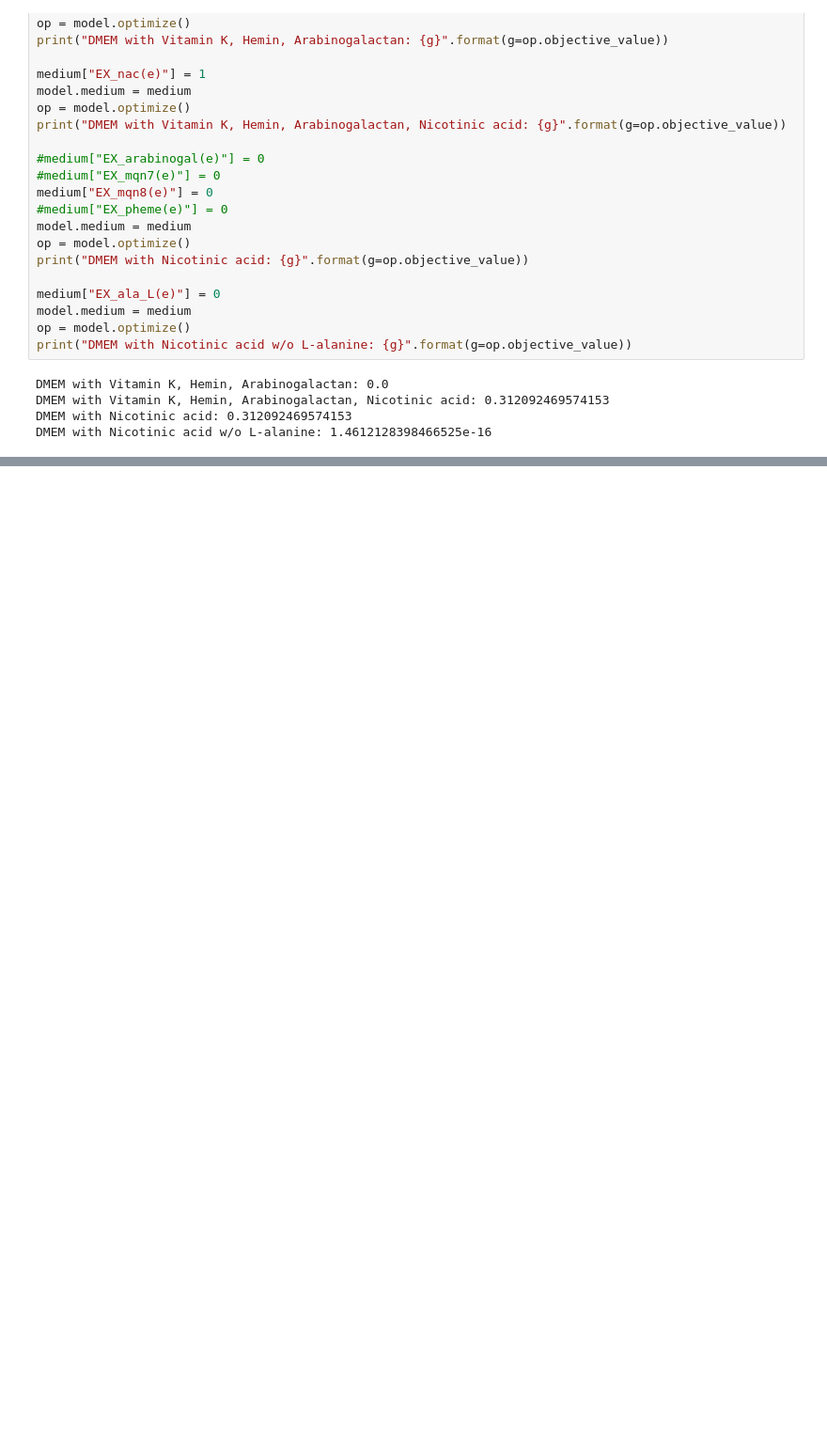
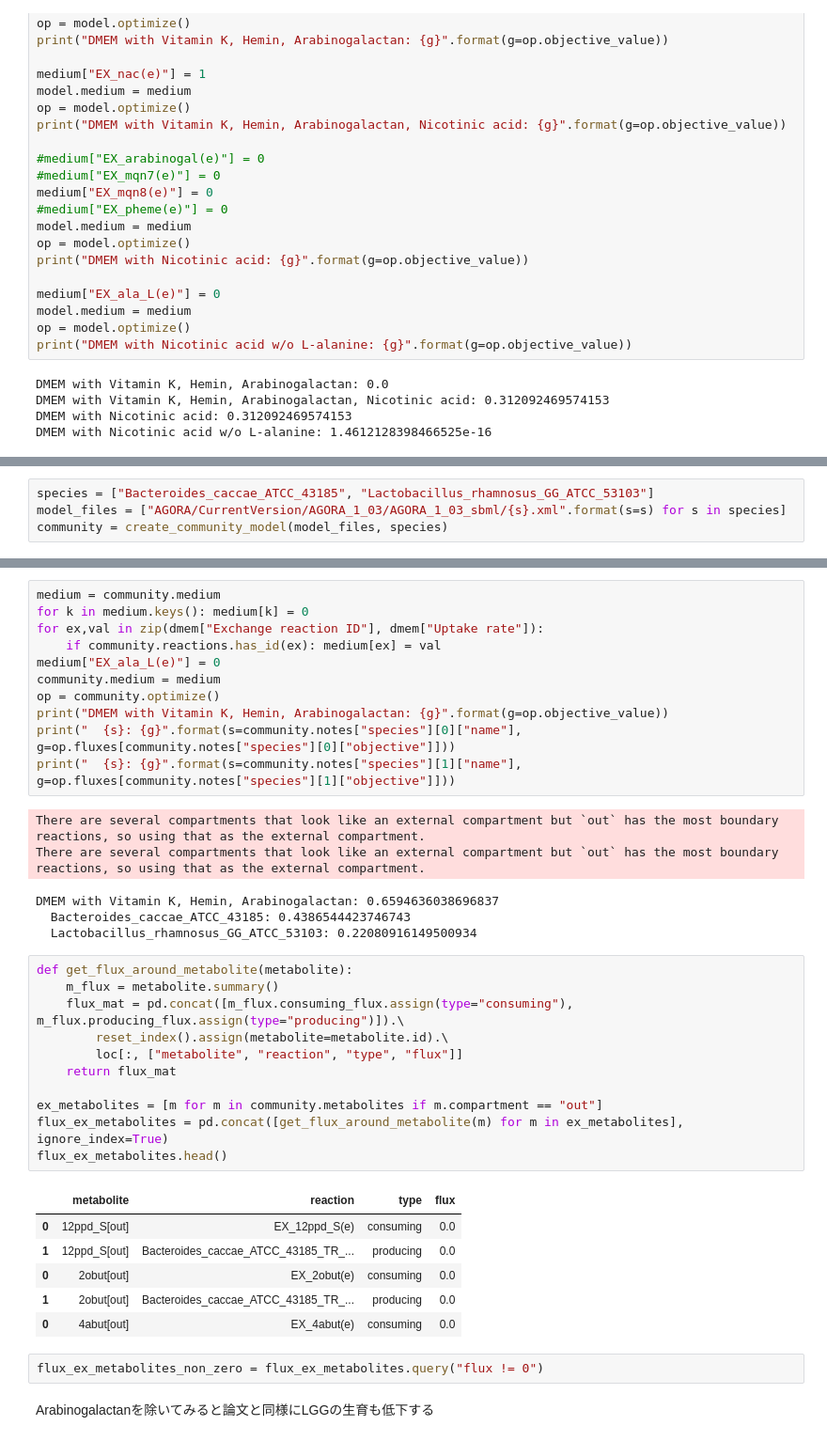
Before and after one commit to tmaruy/cobrapy, a Jupyter notebook: Magnusdottir-2017-Nat_Biotechnol.ipynb, the cells around one changed output, grey strips where cells are left out. Shown at 94% size. Drawn from its saved outputs; the diff is of its cells as text; blank space fills up the shorter version.

```diff
--- a/Magnusdottir-2017-Nat_Biotechnol.ipynb
+++ b/Magnusdottir-2017-Nat_Biotechnol.ipynb
@@ -1001,0 +907,4 @@ def create_community_model(source_models):
+# %%
+species = ["Bacteroides_caccae_ATCC_43185", "Lactobacillus_rhamnosus_GG_ATCC_53103"]
+model_files = ["AGORA/CurrentVersion/AGORA_1_03/AGORA_1_03_sbml/{s}.xml".format(s=s) for s in species]
+community = create_community_model(model_files, species)
@@ -1001,0 +1100,39 @@ def create_community_model(source_models):
+# %%
+medium = community.medium
+for k in medium.keys(): medium[k] = 0
+for ex,val in zip(dmem["Exchange reaction ID"], dmem["Uptake rate"]):
+    if community.reactions.has_id(ex): medium[ex] = val
+medium["EX_ala_L(e)"] = 0
+community.medium = medium
+op = community.optimize()
+print("DMEM with Vitamin K, Hemin, Arabinogalactan: {g}".format(g=op.objective_value))
+print("  {s}: {g}".format(s=community.notes["species"][0]["name"], g=op.fluxes[community.notes["species"][0]["objective"]]))
+print("  {s}: {g}".format(s=community.notes["species"][1]["name"], g=op.fluxes[community.notes["species"][1]["objective"]]))
+# %% [output]
+There are several compartments that look like an external compartment but `out` has the most boundary reactions, so using that as the external compartment.
+There are several compartments that look like an external compartment but `out` has the most boundary reactions, so using that as the external compartment.
+DMEM with Vitamin K, Hemin, Arabinogalactan: 0.6594636038696837
+  Bacteroides_caccae_ATCC_43185: 0.4386544423746743
+  Lactobacillus_rhamnosus_GG_ATCC_53103: 0.22080916149500934
+# %%
+def get_flux_around_metabolite(metabolite):
+    m_flux = metabolite.summary()
+    flux_mat = pd.concat([m_flux.consuming_flux.assign(type="consuming"), m_flux.producing_flux.assign(type="producing")]).\
+        reset_index().assign(metabolite=metabolite.id).\
+        loc[:, ["metabolite", "reaction", "type", "flux"]]
+    return flux_mat
+
+ex_metabolites = [m for m in community.metabolites if m.compartment == "out"]
+flux_ex_metabolites = pd.concat([get_flux_around_metabolite(m) for m in ex_metabolites], ignore_index=True)
+flux_ex_metabolites.head()
+# %% [output]
+|  | metabolite | reaction | type | flux |
+| 0 | 12ppd_S[out] | EX_12ppd_S(e) | consuming | 0.0 |
+| 1 | 12ppd_S[out] | Bacteroides_caccae_ATCC_43185_TR_... | producing | 0.0 |
+| 0 | 2obut[out] | EX_2obut(e) | consuming | 0.0 |
+| 1 | 2obut[out] | Bacteroides_caccae_ATCC_43185_TR_... | producing | 0.0 |
+| 0 | 4abut[out] | EX_4abut(e) | consuming | 0.0 |
+# %%
+flux_ex_metabolites_non_zero = flux_ex_metabolites.query("flux != 0")
+# %% [markdown]
+Arabinogalactanを除いてみると論文と同様にLGGの生育も低下する
```
Also changed, not shown: parts of 23 cells of this notebook.
